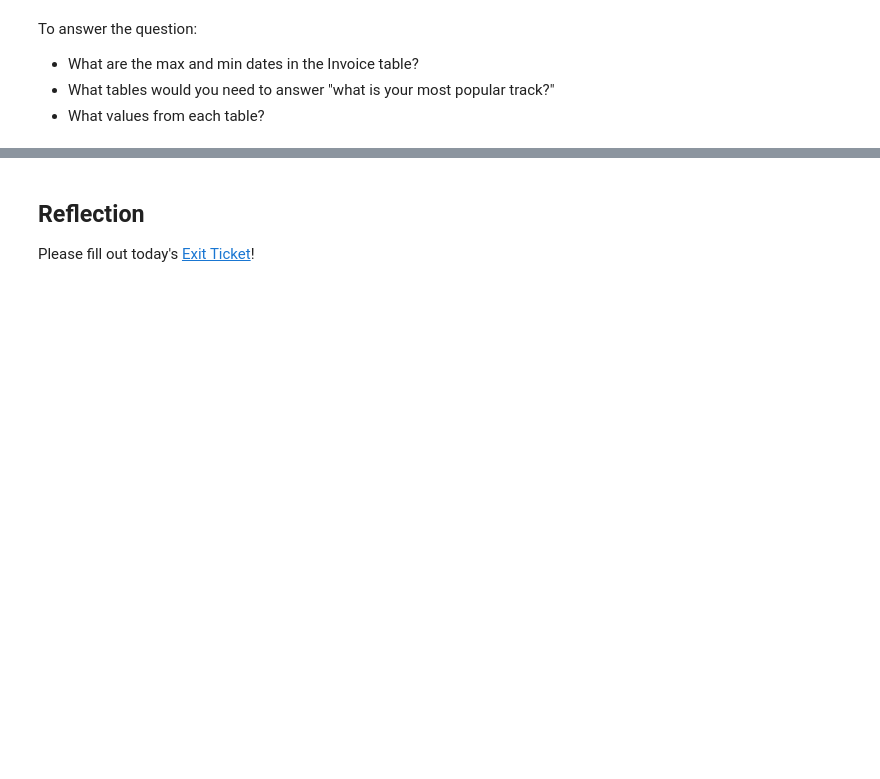
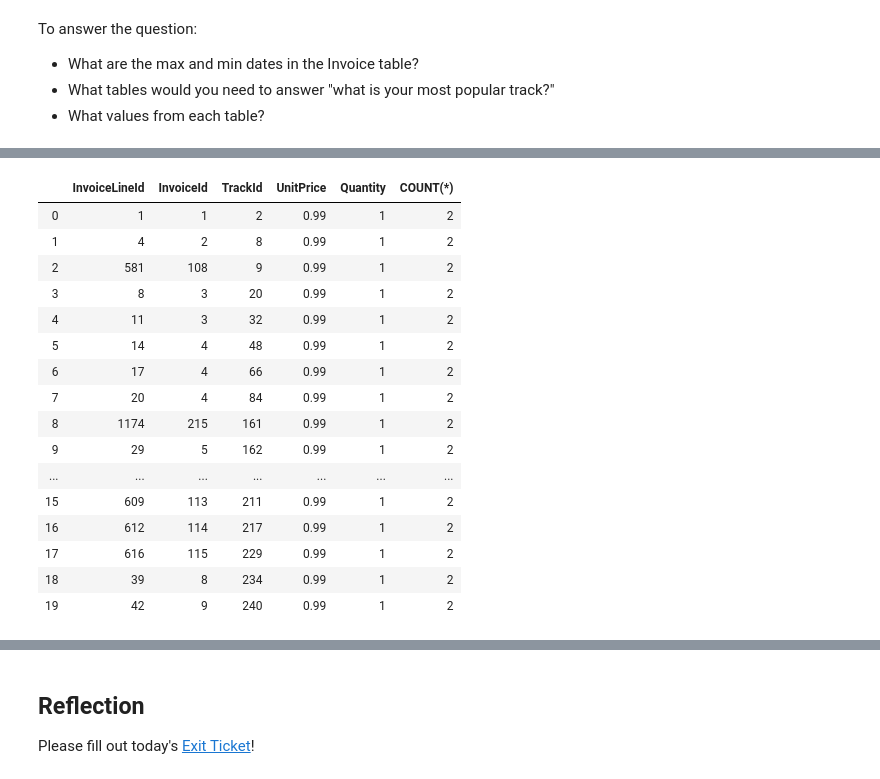
Before and after one commit to NathanVenos/dc-ds-08-26-19, a Jupyter notebook: module-2/week-1/day-1-sql-pandas/sql-to-pandas-working.ipynb, the cells around one changed output, grey strips where cells are left out. Cells and saved outputs as stored; diff of their text form; code cells hidden in the pictures; blank space fills up the shorter version.

```diff
--- a/module-2/week-1/day-1-sql-pandas/sql-to-pandas-working.ipynb
+++ b/module-2/week-1/day-1-sql-pandas/sql-to-pandas-working.ipynb
@@ -595,0 +710,21 @@ print(*results, sep='\n')
+# %%
+df = pd.read_sql_query("SELECT *, COUNT(*) FROM InvoiceLIne GROUP BY TrackId ORDER BY SUM(Quantity) DESC LIMIT 20;", conn)
+df.head(20)
+# %% [output]
+|  | InvoiceLineId | InvoiceId | TrackId | UnitPrice | Quantity | COUNT(*) |
+| 0 | 1 | 1 | 2 | 0.99 | 1 | 2 |
+| 1 | 4 | 2 | 8 | 0.99 | 1 | 2 |
+| 2 | 581 | 108 | 9 | 0.99 | 1 | 2 |
+| 3 | 8 | 3 | 20 | 0.99 | 1 | 2 |
+| 4 | 11 | 3 | 32 | 0.99 | 1 | 2 |
+| 5 | 14 | 4 | 48 | 0.99 | 1 | 2 |
+| 6 | 17 | 4 | 66 | 0.99 | 1 | 2 |
+| 7 | 20 | 4 | 84 | 0.99 | 1 | 2 |
+| 8 | 1174 | 215 | 161 | 0.99 | 1 | 2 |
+| 9 | 29 | 5 | 162 | 0.99 | 1 | 2 |
+| ... | ... | ... | ... | ... | ... | ... |
+| 15 | 609 | 113 | 211 | 0.99 | 1 | 2 |
+| 16 | 612 | 114 | 217 | 0.99 | 1 | 2 |
+| 17 | 616 | 115 | 229 | 0.99 | 1 | 2 |
+| 18 | 39 | 8 | 234 | 0.99 | 1 | 2 |
+| 19 | 42 | 9 | 240 | 0.99 | 1 | 2 |
```
Also changed, not shown: parts of 13 cells of this notebook, 4 other files.
